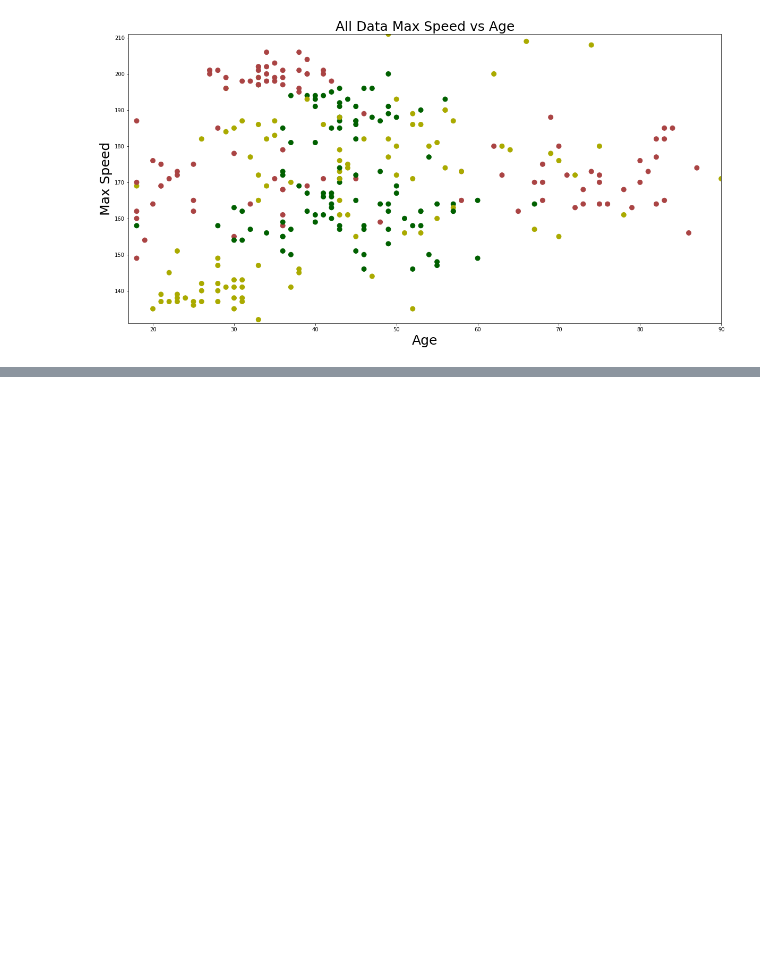
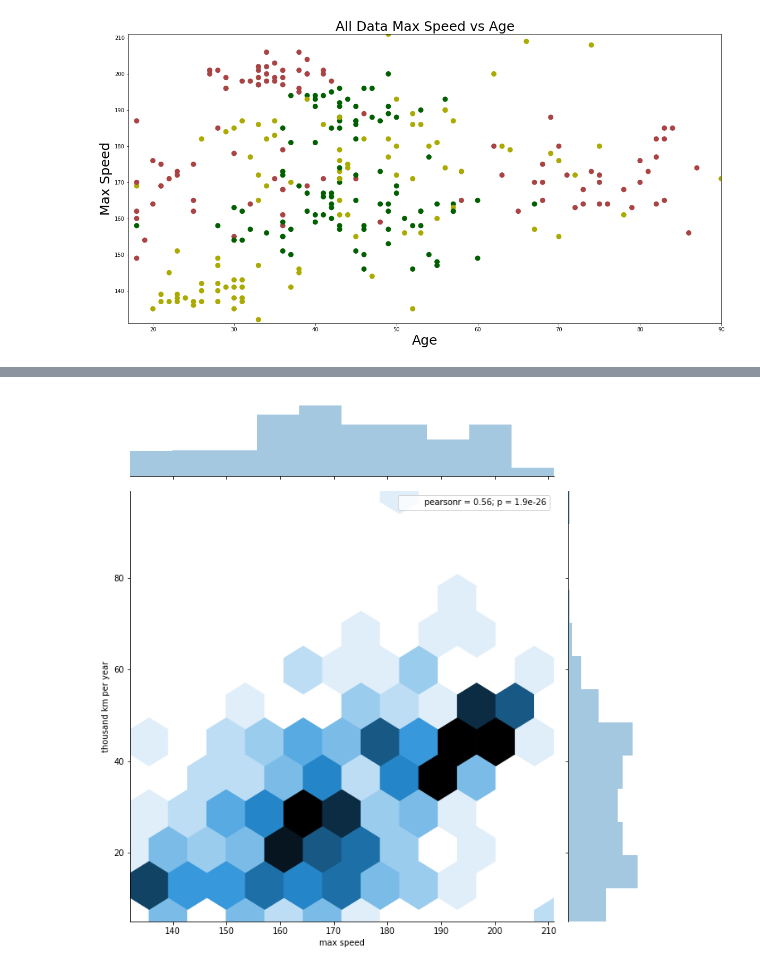
Before and after one commit to DJCordhose/ai, a Jupyter notebook: notebooks/booster/1-plot.ipynb, the cells around one changed output, grey strips where cells are left out. Cells and saved outputs as stored; diff of their text form; code cells hidden in the pictures; blank space fills up the shorter version.

```diff
--- a/notebooks/booster/1-plot.ipynb
+++ b/notebooks/booster/1-plot.ipynb
@@ -104,0 +133,4 @@ plotPrediction(None, X_2_dim[:, 1], X_2_dim[:, 0],
+# %%
+plot('max speed', 'thousand km per year')
+# %% [output]
+[figure, added]
```
Also changed, not shown: parts of 16 cells of this notebook, 4 other files.
